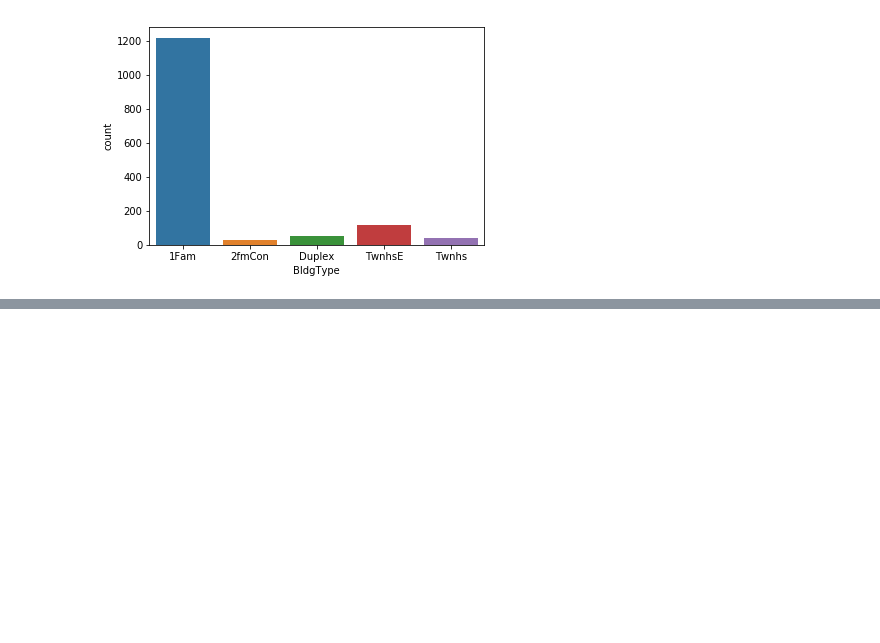
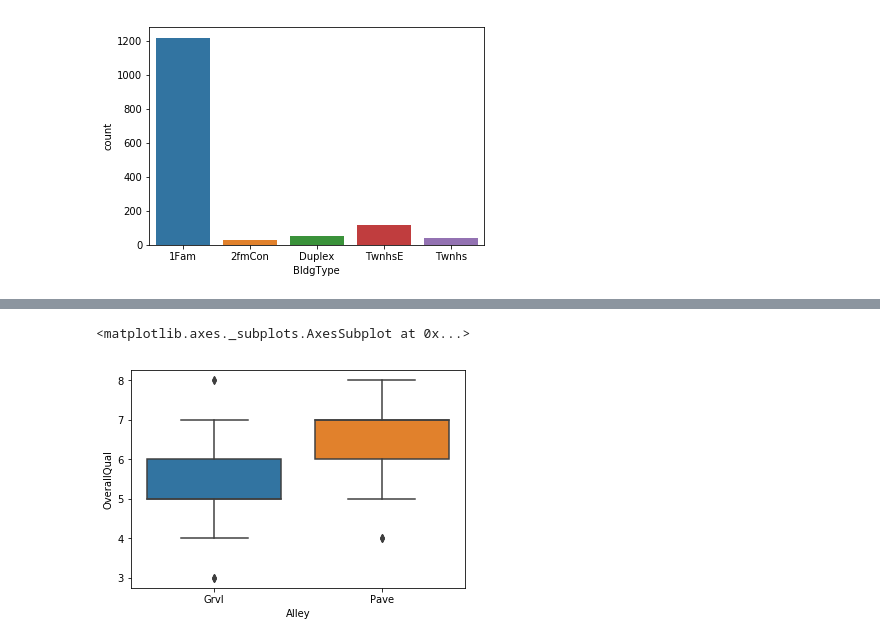
Before and after one commit to Kuba97/house-prices, a Jupyter notebook: notebooks/1.2.2 EDA - Statistical Analysis (categorical).ipynb, the cells around one changed output, grey strips where cells are left out. Cells and saved outputs as stored; diff of their text form; code cells hidden in the pictures; blank space fills up the shorter version.

```diff
--- a/notebooks/1.2.2 EDA - Statistical Analysis (categorical).ipynb
+++ b/notebooks/1.2.2 EDA - Statistical Analysis (categorical).ipynb
@@ -200,0 +206,5 @@ sns.countplot(train['BldgType'])
+# %%
+sns.categorical.boxplot(data = train, x='Alley', y='OverallQual')
+# %% [output]
+<matplotlib.axes._subplots.AxesSubplot at 0x...>
+[figure, added]
```
Also changed, not shown: parts of 2 cells of this notebook, 20 other files.
